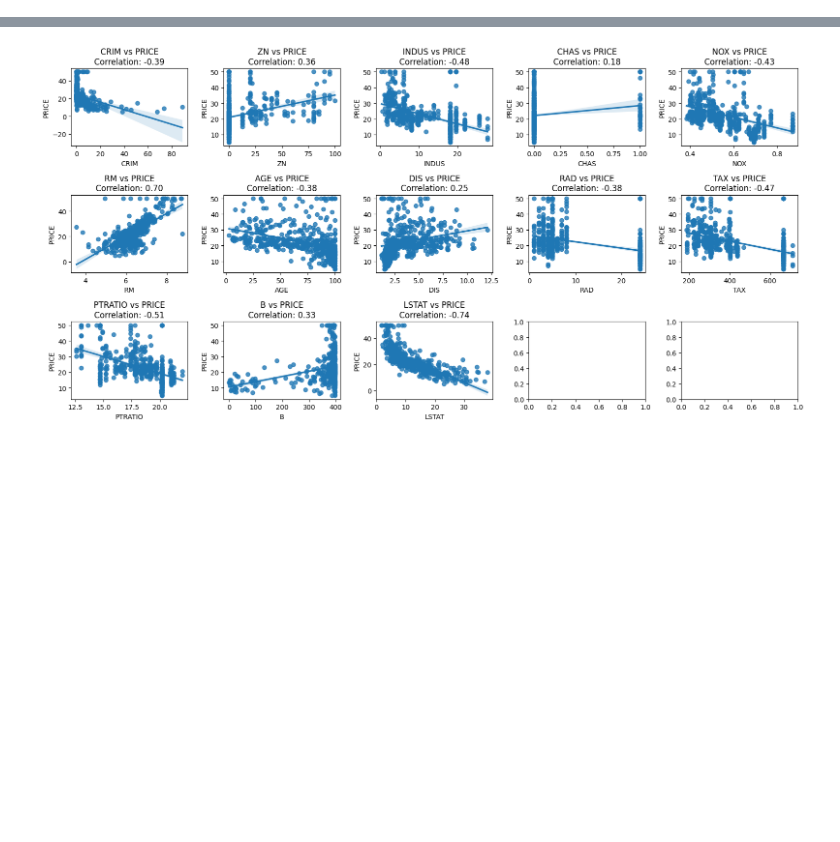
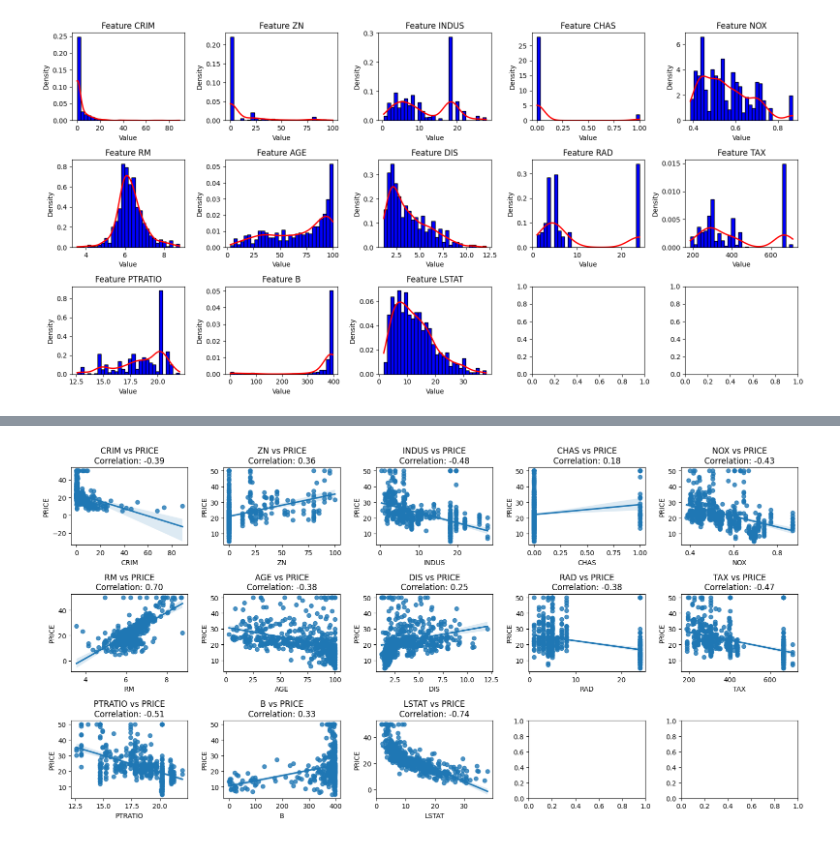
Before and after one commit to Jeong97/ML_Guide_ATS, a Jupyter notebook: Practice/regreesion.ipynb, the cells around one changed output, grey strips where cells are left out. Cells and saved outputs as stored; diff of their text form; code cells hidden in the pictures; blank space fills up the shorter version.

```diff
--- a/Practice/regreesion_pca.ipynb
+++ b/Practice/regreesion.ipynb
@@ -71,0 +158,26 @@ normality_results
+# %%
+import matplotlib.pyplot as plt
+import scipy.stats as stats
+
+fig, axs = plt.subplots(figsize=(16, 8), ncols=5, nrows=3)
+lm_features = X_data.columns
+for i, feature in enumerate(lm_features):
+    row = int(i / 5)
+    col = i % 5
+    # 히스토그램과 커널 밀도 추정 그래프(KDE)를 각각 SciPy의 stats를 사용해 생성
+    data = X_data[feature]
+    axs[row][col].hist(data, bins=30, color='blue', edgecolor='black', density=True)
+
+    # KDE (커널 밀도 추정) 곡선 추가
+    kde = stats.gaussian_kde(data)
+    x_vals = np.linspace(data.min(), data.max(), 100)
+    axs[row][col].plot(x_vals, kde(x_vals), color='red', lw=2)
+
+    # 서브플롯 제목과 축 레이블 설정
+    axs[row][col].set_title(f'Feature {feature}')
+    axs[row][col].set_xlabel('Value')
+    axs[row][col].set_ylabel('Density')
+
+plt.tight_layout()
+# %% [output]
+[figure, added]
```
Also changed, not shown: parts of 11 cells of this notebook, 6 other files.
